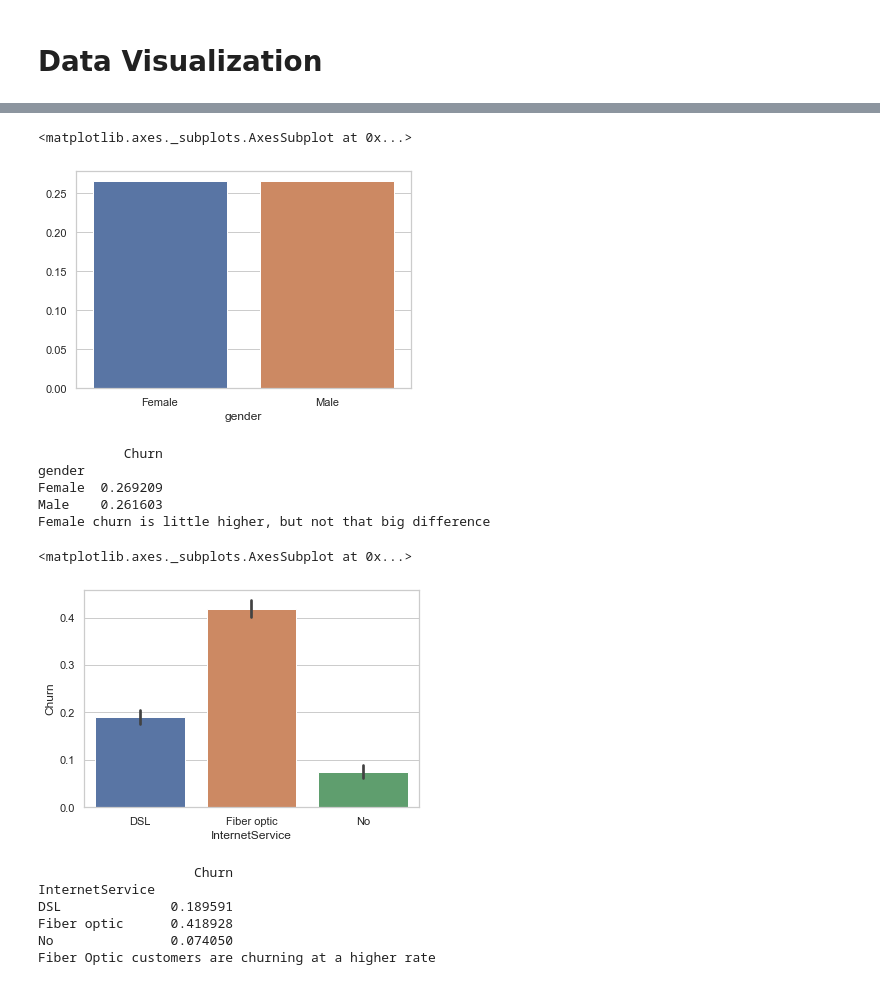
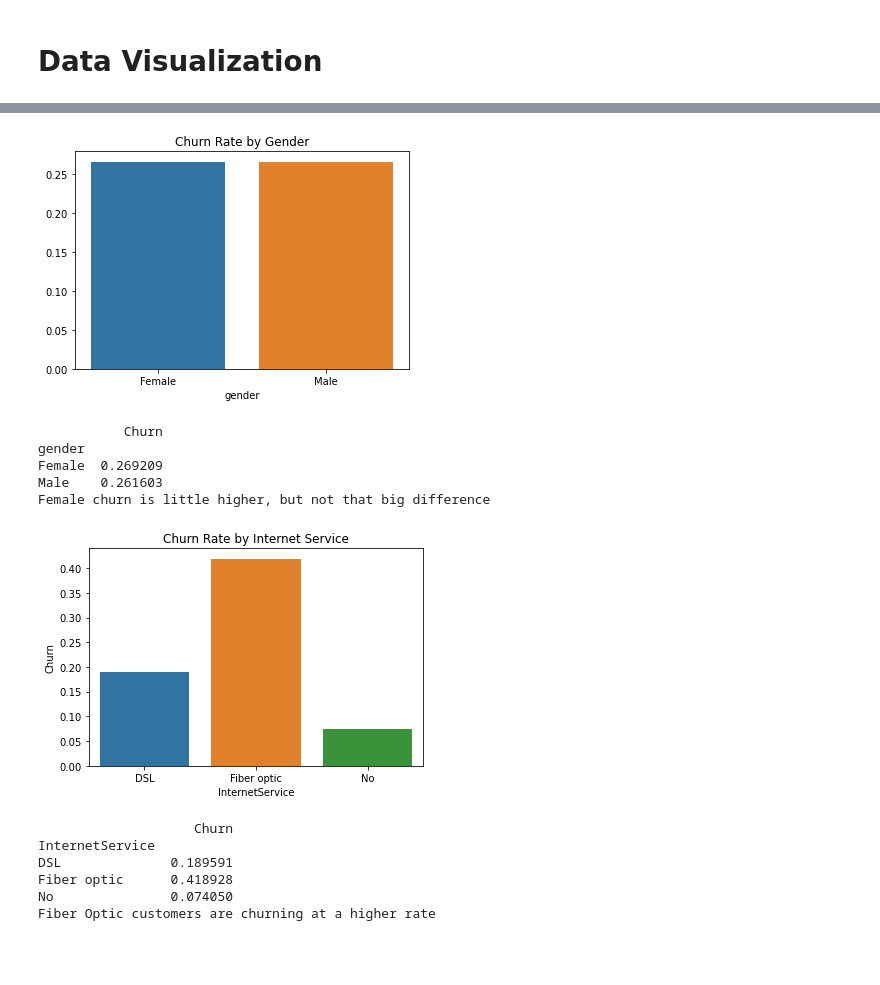
Before and after one commit to vidyasagarsadhanala/capstone2, a Jupyter notebook: code/customer-churn-report-1-cap2.ipynb, the cells around one changed output, grey strips where cells are left out. Saved outputs shown, nothing was run; the diff lists cells and outputs as text; code cells hidden in the pictures; blank space fills up the shorter version.

```diff
--- a/code/customer-churn-report-1-cap2.ipynb
+++ b/code/customer-churn-report-1-cap2.ipynb
@@ -5,7 +5,7 @@ import matplotlib.pyplot as plt
 import seaborn as sns
 # %%
 # Input training data
-df = pd.read_csv('C:\\Users\\09350\\Documents\\SpringBoard\\capstone2\\data\\archive\\WA_Fn-UseC_-Telco-Customer-Churn.csv')
+df = pd.read_csv('C:\\Users\\09350\\Documents\\SpringBoard\\capstone2\\capstone2\\data\\archive\\WA_Fn-UseC_-Telco-Customer-Churn.csv')
 # %%
 #peek at the data
 df.head()
@@ -253,10 +269,12 @@ sns.axes_style("whitegrid")
  'ytick.left': False}
 # %%
 # churn rate by gender
-sns.barplot(x="gender",y=df["Churn"].mean(),data=df)
+sns.color_palette("hls", 8)
+sns.barplot(x="gender",y=df["Churn"].mean() ,data=df).set_title('Churn Rate by Gender')
+
+plt.show()
 # %% [output]
-<matplotlib.axes._subplots.AxesSubplot at 0x...>
-[figure, old version]
+[figure, new version]
 # %%
 # plotting gender
 mean_churn = df[['gender','Churn']].groupby('gender').mean()
@@ -271,10 +289,11 @@ Female churn is little higher, but not that big difference
 # %%
 # churn rate by InternetService
 sns.barplot(x="InternetService",y=df["Churn"]
-            ,data=df)
+            ,data=df,ci=None).set_title('Churn Rate by Internet Service')
+
+plt.show()
 # %% [output]
-<matplotlib.axes._subplots.AxesSubplot at 0x...>
-[figure, old version]
+[figure, new version]
 # %%
 # plotting Internet Servive type
 isp_churn = df[['InternetService','Churn']].groupby('InternetService').mean()
```
Also changed, not shown: parts of 34 cells of this notebook.
